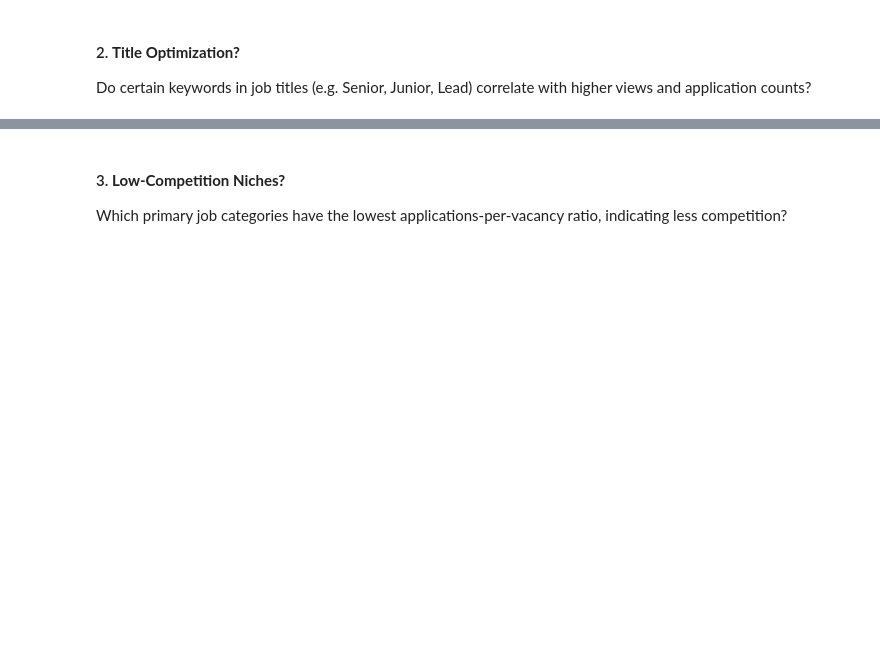
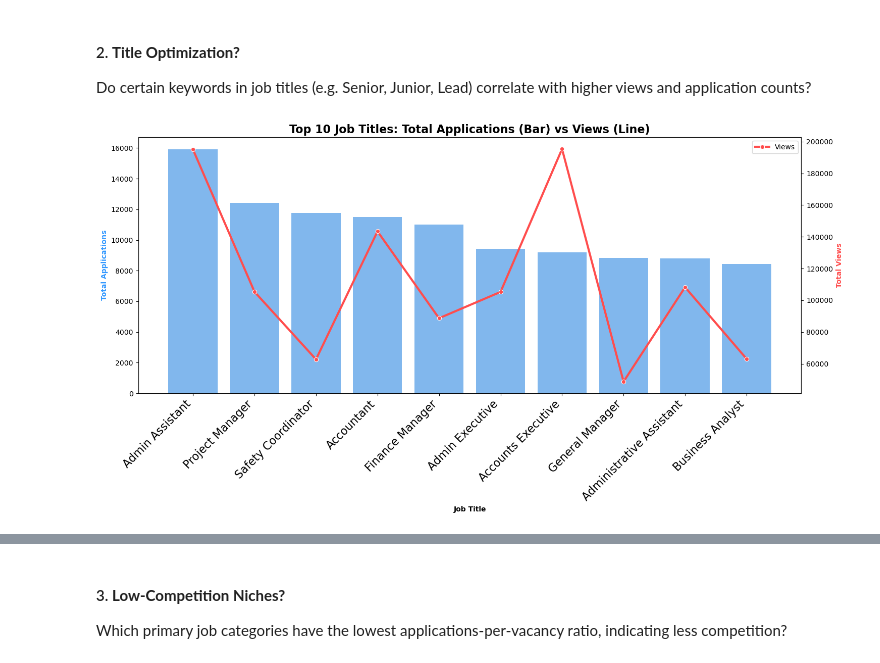
Before and after one commit to zeroonyx/6m-data-1-groupproject, a Jupyter notebook: personaD.ipynb, the cells around one changed output, grey strips where cells are left out. Saved outputs shown, nothing was run; the diff lists cells and outputs as text; code cells hidden in the pictures; blank space fills up the shorter version.

```diff
--- a/personaD.ipynb
+++ b/personaD.ipynb
@@ -1184,3 +1184,51 @@ dtype: int64
 #### 2. **Title Optimization?**
 
 Do certain keywords in job titles (e.g. Senior, Junior, Lead) correlate with higher views and application counts?
+# %%
+# 1. Aggregate Top 10 Titles by Applications
+top_titles = df_clean.groupby('title').agg(
+    Views=('metadata_totalNumberOfView', 'sum'),
+    Applications=('metadata_totalNumberJobApplication', 'sum')
+).sort_values('Applications', ascending=False).head(10).reset_index()
+
+# Truncate long titles to keep the chart clean
+top_titles['title_short'] = top_titles['title'].apply(lambda x: x[:25] + '...' if len(x) > 25 else x)
+
+# 2. Create the Graph
+plt.figure(figsize=(15, 8))
+
+# Applications (Bar - Blue)
+ax = sns.barplot(data=top_titles, x='title_short', y='Applications', color='#3399ff', alpha=0.7, label='Apps')
+ax.set_ylabel('Total Applications', color='#3399ff', fontweight='bold')
+
+# Views (Line - Red)
+ax2 = ax.twinx()
+sns.lineplot(data=top_titles, x='title_short', y='Views', color='#ff4d4d', marker='o', linewidth=3, label='Views', ax=ax2)
+ax2.set_ylabel('Total Views', color='#ff4d4d', fontweight='bold')
+
+# 3. Formatting & Plain Numbers
+ax.set_title('Top 10 Job Titles: Total Applications (Bar) vs Views (Line)', fontweight='bold', fontsize=16)
+ax.set_xlabel('Job Title', fontweight='bold')
+
+for axis in [ax.yaxis, ax2.yaxis]:
+    formatter = ScalarFormatter()
+    formatter.set_scientific(False)
+    formatter.set_useOffset(False)
+    axis.set_major_formatter(formatter)
+
+# --- THE KEY FIX FOR LABEL ROTATION ---
+# rotation=45: makes it readable
+# ha='right': aligns the end of the text to the tick mark
+ax.set_xticklabels(
+    ax.get_xticklabels(),
+    rotation=45,
+    ha='right',
+    fontsize=16,
+    fontweight='medium' # Optional: makes it slightly bolder for better legibility
+)
+
+plt.xticks(rotation=45, ha='right')
+plt.tight_layout()
+plt.show()
+# %% [output]
+[figure, added]
```
Also changed, not shown: parts of 9 cells of this notebook.
